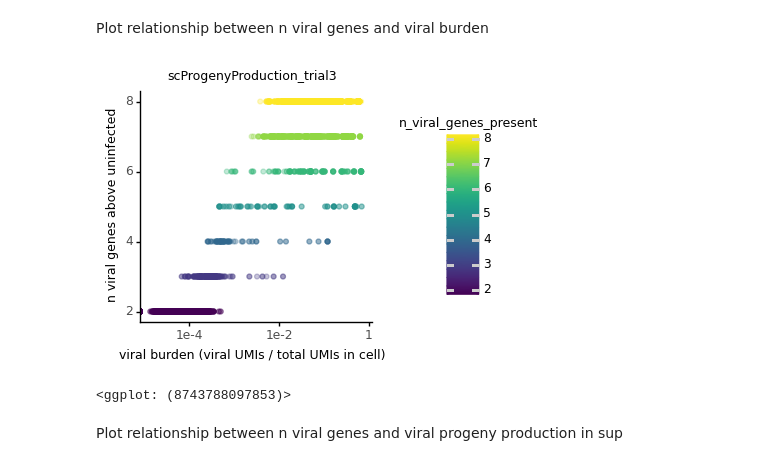
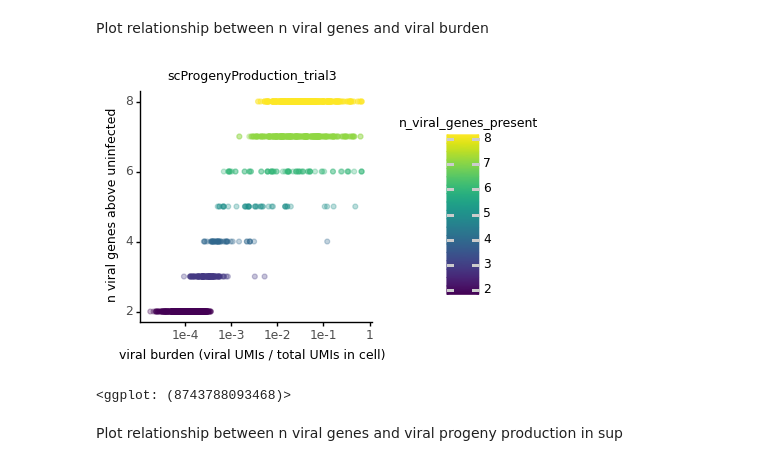
Before and after one commit to jbloomlab/barcoded_flu_pdmH1N1, a Jupyter notebook: scProgenyProduction_analysis.py.ipynb, the cells around one changed output. Cells and saved outputs as stored; diff of their text form; code cells hidden in the pictures.

Commit message:
plotted per cell. Maybe problem with plot?

```diff
--- a/scProgenyProduction_analysis.py.ipynb
+++ b/scProgenyProduction_analysis.py.ipynb
@@ -1601,24 +1601,24 @@ display(fig)
 # %% [markdown]
 Plot relationship between n viral genes and viral burden
 # %%
-fig = (p9.ggplot(viral_bc_freqs.query('top_viral_bc == False'),
+fig = (p9.ggplot(viral_bc_freqs.query('top_viral_bc == True'),
                  p9.aes(x='frac_viral_UMIs',
                         y='n_viral_genes_present',
                         color='n_viral_genes_present')) +
        p9.geom_point(alpha=0.3) +
        p9.ggtitle(f'{expt}') +
        p9.scale_x_log10() +
        p9.labs(x='viral burden (viral UMIs / total UMIs in cell)',
                y='n viral genes above uninfected') +
        p9.theme(figure_size=(3, 3),
                 plot_title=p9.element_text(size=9),
                 axis_title=p9.element_text(size=9),
                 legend_title=p9.element_text(size=9),
                 legend_title_align='center'))
 display(fig)
 # %% [output]
-[figure, old version]
+[figure, new version]
-<ggplot: (8743788097853)>
+<ggplot: (8743788093468)>
 # %% [markdown]
 Plot relationship between n viral genes and viral progeny production in sup
 # %%
```
Also changed, not shown: parts of 2 cells of this notebook.
